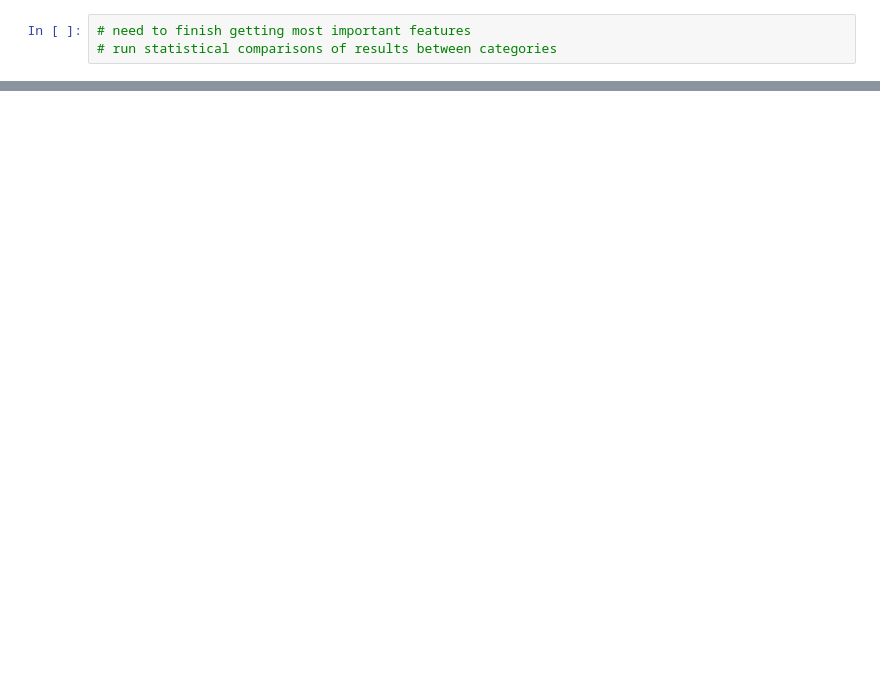
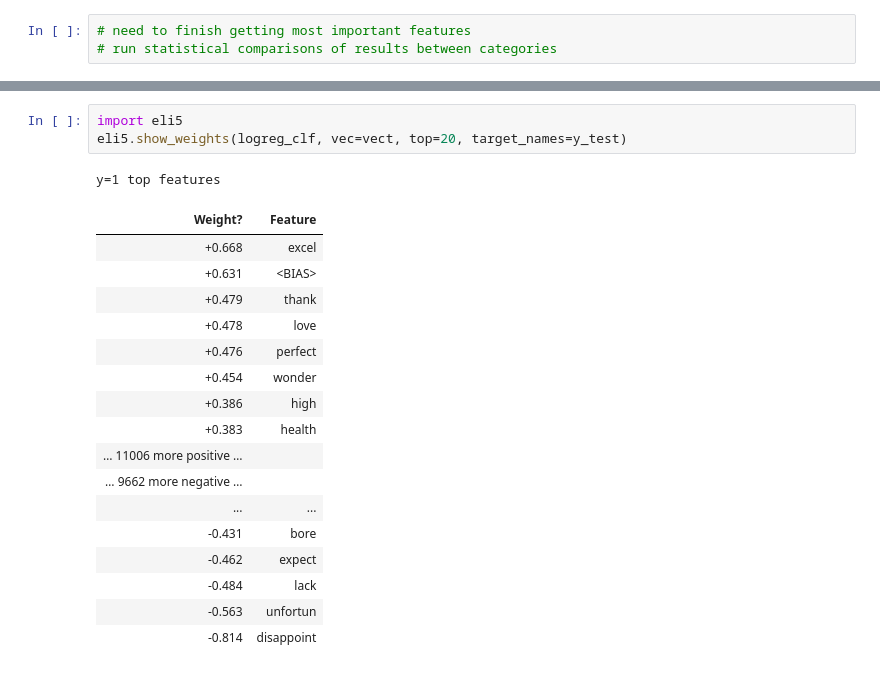
Before and after one commit to PassMoreHeat/springboard, a Jupyter notebook: Capstone_1/Machine_Learning_Amazon_Reviews_Working_Code.ipynb, the cells around one changed output, grey strips where cells are left out. Drawn from its saved outputs; the diff is of its cells as text; blank space fills up the shorter version.

```diff
--- a/Capstone_1/Machine_Learning_Amazon_Reviews_Working_Code.ipynb
+++ b/Capstone_1/Machine_Learning_Amazon_Reviews_Working_Code.ipynb
@@ -656,0 +690,22 @@ print('Best parameters:', gs_logreg_stem.best_params_)
+# %%
+import eli5
+eli5.show_weights(logreg_clf, vec=vect, top=20, target_names=y_test)
+# %% [output]
+y=1 top features
+| Weight? | Feature |
+| +0.668 | excel |
+| +0.631 | <BIAS> |
+| +0.479 | thank |
+| +0.478 | love |
+| +0.476 | perfect |
+| +0.454 | wonder |
+| +0.386 | high |
+| +0.383 | health |
+| … 11006 more positive … |  |
+| … 9662 more negative … |  |
+| ... | ... |
+| -0.431 | bore |
+| -0.462 | expect |
+| -0.484 | lack |
+| -0.563 | unfortun |
+| -0.814 | disappoint |
```
Also changed, not shown: parts of 132 cells of this notebook.
